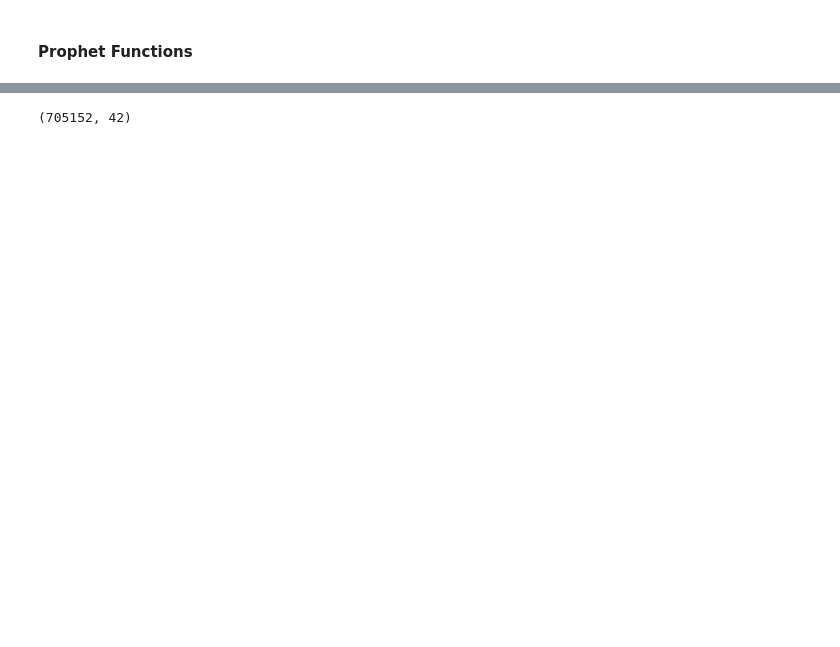
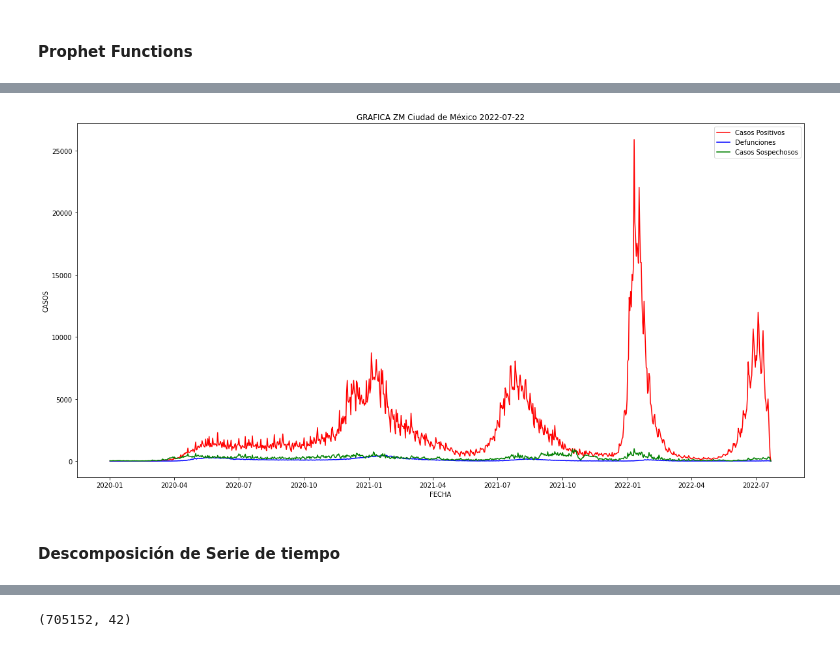
Before and after one commit to EduHdzVillasana/COVIDSTATSMX, a Jupyter notebook: Tesina/Script/curve_forecasting.ipynb, the cells around one changed output, grey strips where cells are left out. Cells and saved outputs as stored; diff of their text form; code cells hidden in the pictures; blank space fills up the shorter version.

```diff
--- a/Tesina/Script/curve_forecasting.ipynb
+++ b/Tesina/Script/curve_forecasting.ipynb
@@ -524,0 +582,8 @@ mty_df = filter_by_zm(covid_df, mty_codes)
+# %%
+cases_cdmx_df = getCasesByDay(cdmx_df, dates)
+# %%
+createGraph("ZM Ciudad de México", cases_cdmx_df, update_date)
+# %% [output]
+[figure, added]
+# %% [markdown]
+#### Descomposición de Serie de tiempo
```
Also changed, not shown: parts of 86 cells of this notebook, 17 other files.
